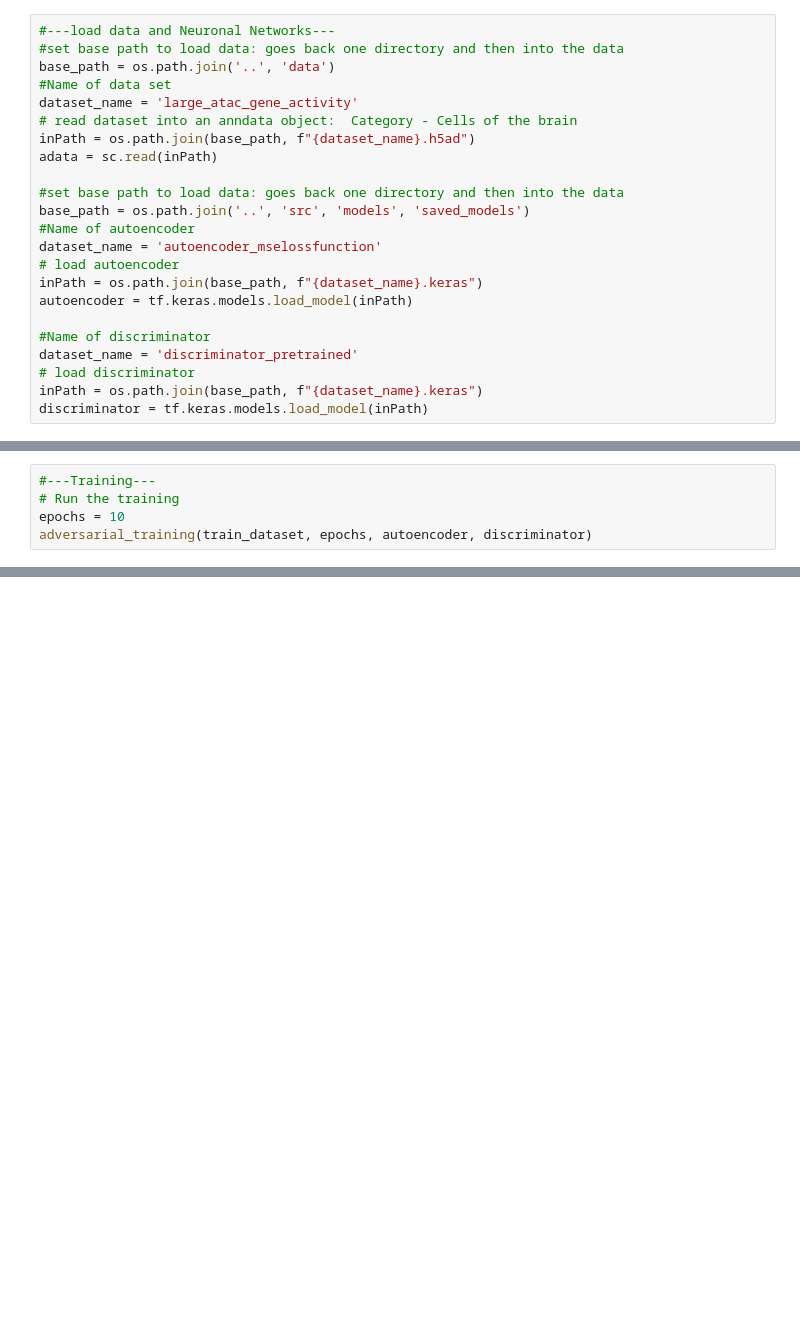
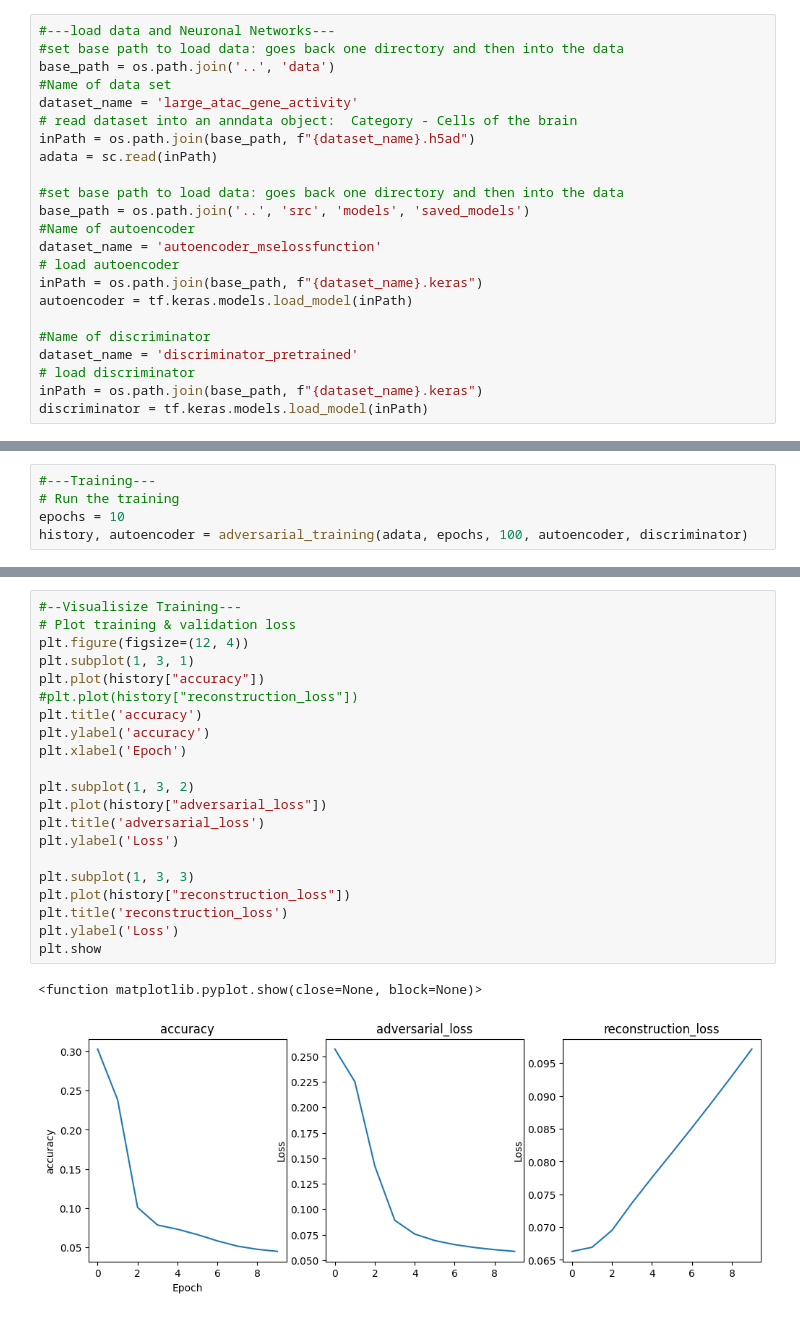
Before and after one commit to lorenzkleiter/Neuronal-Batch-Correction, a Jupyter notebook: notebooks - for exploration/Adversial_training_custom_training_loop.ipynb, the cells around one changed output, grey strips where cells are left out. Saved outputs shown, nothing was run; the diff lists cells and outputs as text; blank space fills up the shorter version.

Commit message:
finished adversial training

```diff
--- a/notebooks - for exploration/Adversial_training_custom_training_loop.ipynb
+++ b/notebooks - for exploration/Adversial_training_custom_training_loop.ipynb
@@ -110,6 +196,6 @@ train_dataset = train_dataset.batch(batch_size)
 #---Training---
 # Run the training
 epochs = 10
-adversarial_training(train_dataset, epochs, autoencoder, discriminator)
+history, autoencoder = adversarial_training(adata, epochs, 100, autoencoder, discriminator)
 # %% [output]
 Epoch 1/10
@@ -147,0 +218,24 @@ Accuracy Correccted gene expression Discrimination:
+# %%
+#--Visualisize Training---
+# Plot training & validation loss
+plt.figure(figsize=(12, 4))
+plt.subplot(1, 3, 1)
+plt.plot(history["accuracy"])
+#plt.plot(history["reconstruction_loss"])
+plt.title('accuracy')
+plt.ylabel('accuracy')
+plt.xlabel('Epoch')
+
+plt.subplot(1, 3, 2)
+plt.plot(history["adversarial_loss"])
+plt.title('adversarial_loss')
+plt.ylabel('Loss')
+
+plt.subplot(1, 3, 3)
+plt.plot(history["reconstruction_loss"])
+plt.title('reconstruction_loss')
+plt.ylabel('Loss')
+plt.show
+# %% [output]
+<function matplotlib.pyplot.show(close=None, block=None)>
+[figure, added]
```
Also changed, not shown: parts of 8 cells of this notebook, 8 other files.
